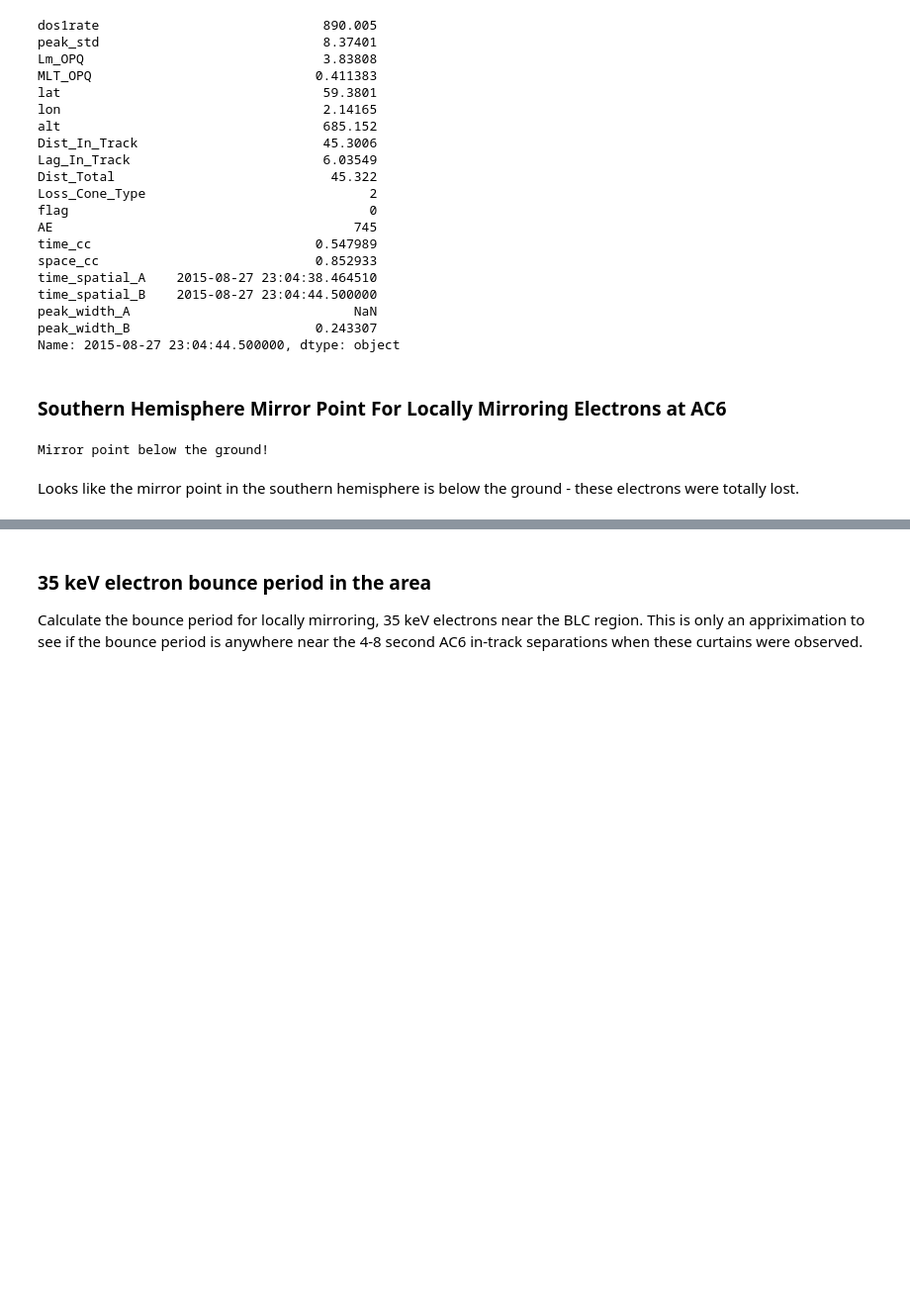
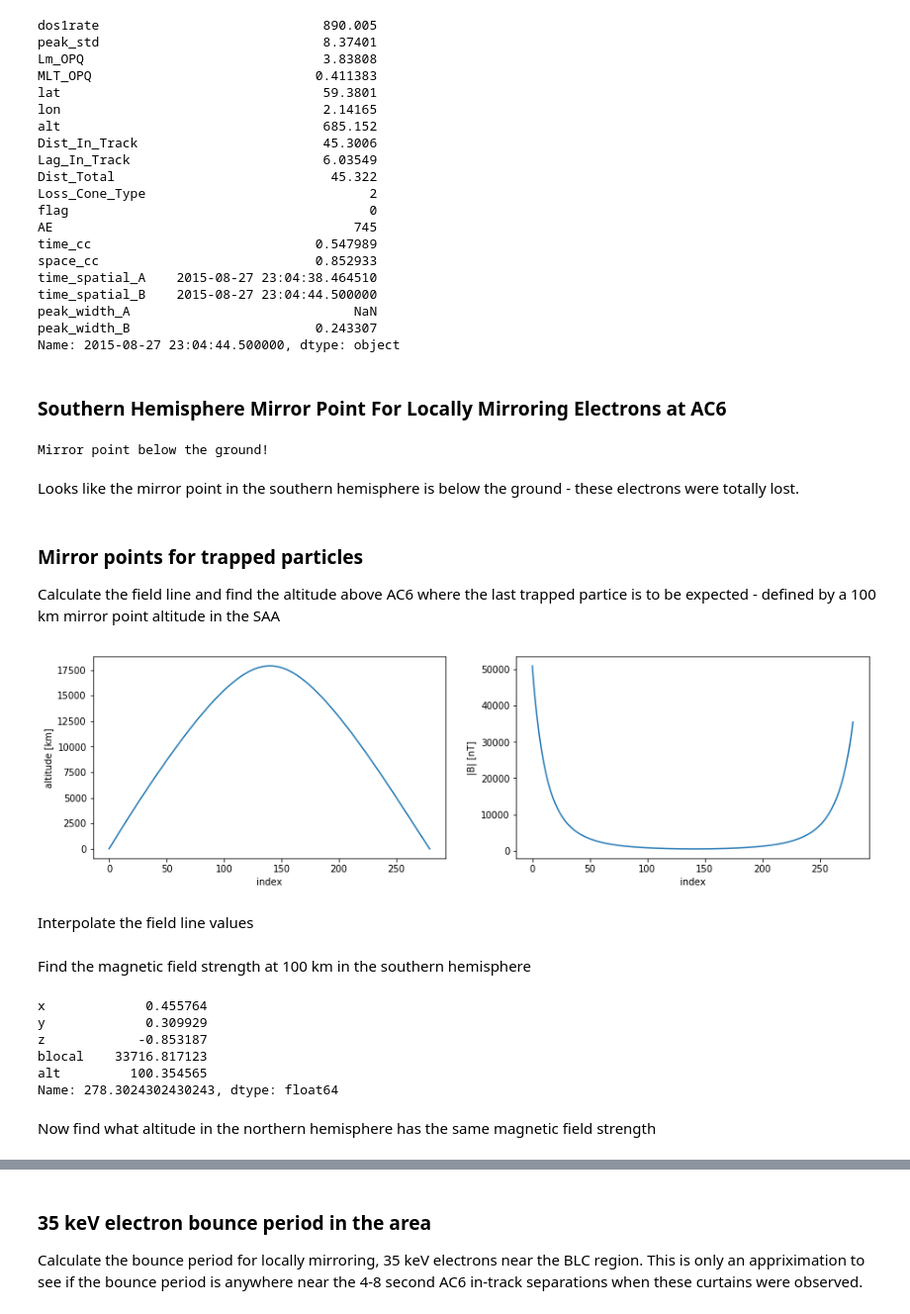
Before and after one commit to mshumko/ac6_curtains, a Jupyter notebook: misc/parallel_potential.ipynb, the cells around one changed output, grey strips where cells are left out. Shown: that part at 99% size. Saved outputs shown, nothing was run; the diff lists cells and outputs as text; code cells hidden in the pictures; blank space fills up the shorter version.

Commit message:
Updated the calculation to estimate the magnetic field strength for barely-trapped particles (100 km mirror point in the SAA).
Mirror point must have lowered by at least ~ 300 km.

```diff
--- a/misc/parallel_potential.ipynb
+++ b/misc/parallel_potential.ipynb
@@ -14,6 +14,7 @@ from datetime import datetime
 import scipy.interpolate #.interp1d
 
 import IRBEM
+Re_km = 6_371
 # %%
 t_0 = datetime(2015, 8, 27, 23, 4, 44, 500000)
 # %% [markdown]
@@ -72,3 +74,22 @@ except ValueError as err:
 Mirror point below the ground!
 # %% [markdown]
 Looks like the mirror point in the southern hemisphere is below the ground - these electrons were totally lost.
+# %% [markdown]
+### Mirror points for trapped particles
+Calculate the field line and find the altitude above AC6 where the last trapped partice is to be expected - defined by a 100 km mirror point altitude in the SAA
+# %%
+output_dictionary = model.trace_field_line(X, None)
+output_dictionary['POSIT']; output_dictionary['blocal']
+field_line = {'x':output_dictionary['POSIT'][:,0], 'y':output_dictionary['POSIT'][:,1],
+              'z':output_dictionary['POSIT'][:,2], 'blocal':output_dictionary['blocal'],
+             'alt':Re_km*(np.linalg.norm(output_dictionary['POSIT'], axis=1)-1)}
+df_field_line = pd.DataFrame(data=field_line)
+interp_index = np.linspace(0, len(output_dictionary['POSIT'][:,0])-1, num=10000)
+# %%
+_ , ax = plt.subplots(1, 2, figsize=(15, 4))
+ax[0].plot(df_field_line.alt); ax[0].set(xlabel='index', ylabel='altitude [km]')
+ax[1].plot(df_field_line.blocal); ax[1].set(xlabel='index', ylabel='|B| [nT]');
+# %% [output]
+[figure, added]
+# %% [markdown]
+Interpolate the field line values
@@ -74,0 +111,14 @@ Looks like the mirror point in the southern hemisphere is below the ground - the
+# %% [markdown]
+Find the magnetic field strength at 100 km in the southern hemisphere
+# %%
+southern_mp_trapped = field_line_interp[field_line_interp.alt > 100].iloc[-1]
+southern_mp_trapped
+# %% [output]
+x             0.455764
+y             0.309929
+z            -0.853187
+blocal    33716.817123
+alt         100.354565
+Name: 278.3024302430243, dtype: float64
+# %% [markdown]
+Now find what altitude in the northern hemisphere has the same magnetic field strength
```
Also changed, not shown: parts of 6 cells of this notebook.
